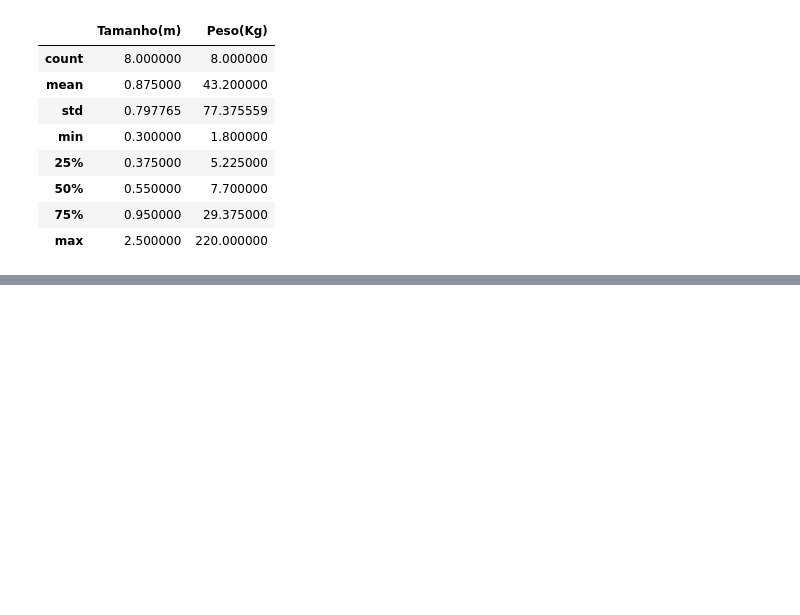
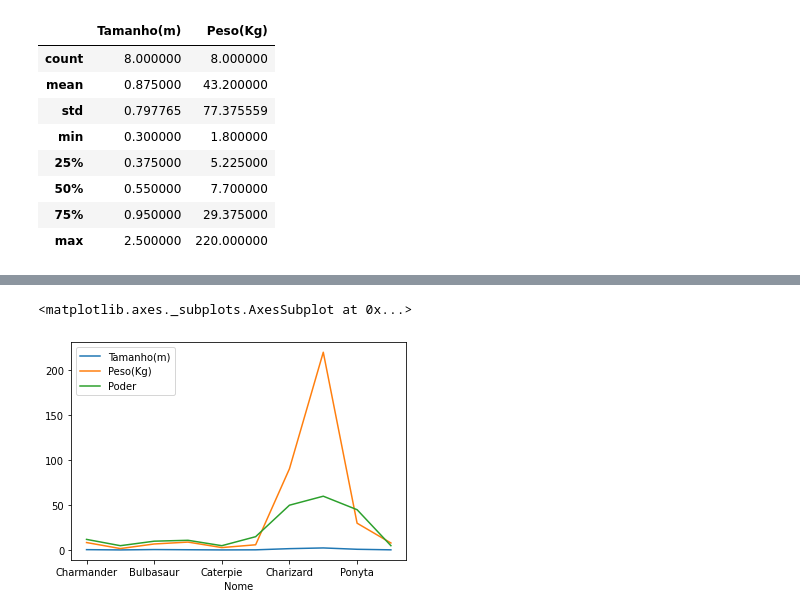
Before and after one commit to jjeanjacques10/reactor-python-datascience, a Jupyter notebook: Parte 3 - Data Science.ipynb, the cells around one changed output, grey strips where cells are left out. Drawn from its saved outputs; the diff is of its cells as text; code cells hidden in the pictures; blank space fills up the shorter version.

```diff
--- a/Parte 3 - Data Science.ipynb
+++ b/Parte 3 - Data Science.ipynb
@@ -75,0 +95,5 @@ pokemons.describe()
+# %%
+pokemons.plot()
+# %% [output]
+<matplotlib.axes._subplots.AxesSubplot at 0x...>
+[figure, added]
```
Also changed, not shown: parts of 20 cells of this notebook, 3 other files.
